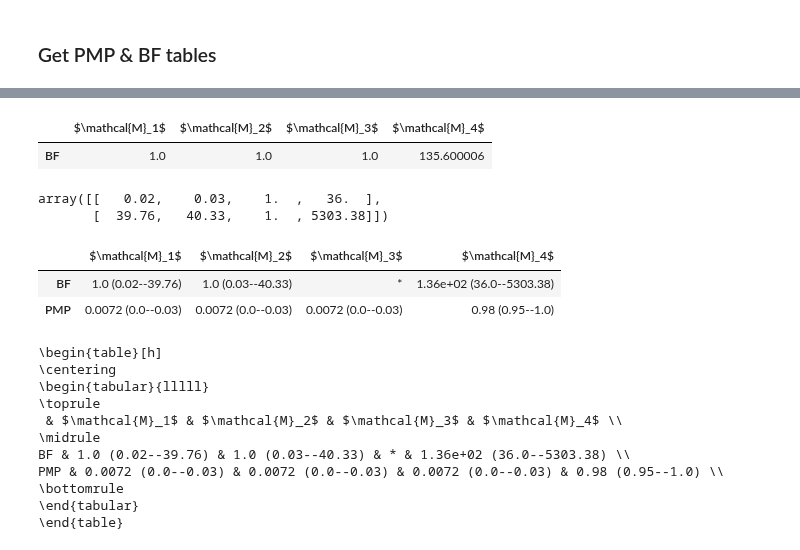
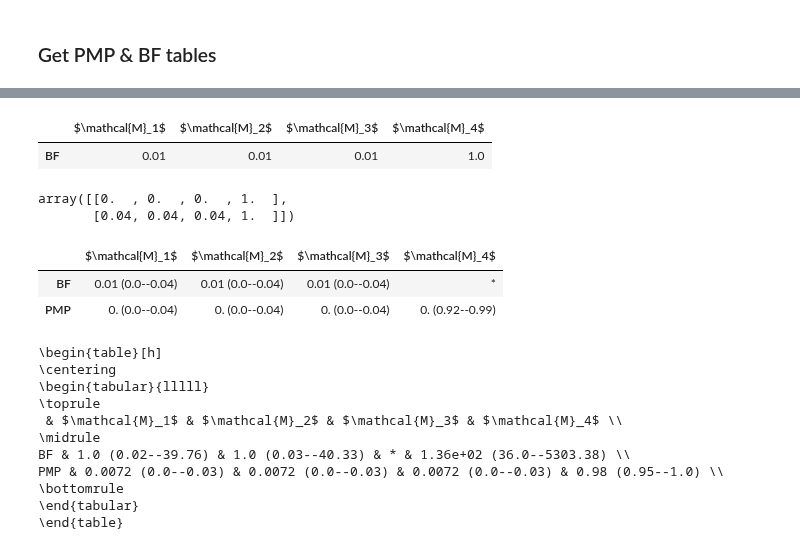
Before and after one commit to elseml/DeepHierarchicalModelComparison, a Jupyter notebook: notebooks/03_levy_flight_application/05_apply_networks.ipynb, the cells around one changed output, grey strips where cells are left out. Drawn from its saved outputs; the diff is of its cells as text; code cells hidden in the pictures.

```diff
--- a/notebooks/03_levy_flight_application/05_apply_networks.ipynb
+++ b/notebooks/03_levy_flight_application/05_apply_networks.ipynb
@@ -132,36 +131,36 @@ bf_table_all
 # %%
 # Select Bayes Factors for publication
 
-bf_table = pd.DataFrame(bf_table_all.iloc[2, :].values.reshape(1, 4), index=['BF'], columns=labels)
+bf_table = pd.DataFrame(bf_table_all.iloc[3, :].values.reshape(1, 4), index=['BF'], columns=labels)
 bf_table
 # %% [output]
 |  | $\mathcal{M}_1$ | $\mathcal{M}_2$ | $\mathcal{M}_3$ | $\mathcal{M}_4$ |
-| BF | 1.0 | 1.0 | 1.0 | 135.600006 |
+| BF | 0.01 | 0.01 | 0.01 | 1.0 |
 # %%
 # Get 95% credible interval for Bayes factors
-dirichlet_pref_model = np.reshape(np.repeat(dirichlet_flat[:,2], 4), (100000, 4))
+dirichlet_pref_model = np.reshape(np.repeat(dirichlet_flat[:,3], 4), (100000, 4))
 dirichlet_bfs = dirichlet_flat/dirichlet_pref_model
 cred_bfs = np.quantile(dirichlet_bfs, [0.025, 0.975], axis=0).round(2)
 cred_bfs
 # %% [output]
-array([[   0.02,    0.03,    1.  ,   36.  ],
-       [  39.76,   40.33,    1.  , 5303.38]])
+array([[0.  , 0.  , 0.  , 1.  ],
+       [0.04, 0.04, 0.04, 1.  ]])
 # %%
 # Create table for publication
 
 # Insert credible intervals
 for m in range(4):
     bf_table.iloc[0, m] = f'{bf_table.iloc[0, m]:.3}' + f' ({cred_bfs[0][m]}--{cred_bfs[1][m]})'
     # :.3 to prevent unrounding of BFs
     pmp_table.iloc[0, m] = f'{pmp_table.iloc[0, m]:.2}' + f' ({cred_pmps[0][m]}--{cred_pmps[1][m]})'
 
-bf_table.iloc[0, 2] = '*' # replace 1s of preferred model
+bf_table.iloc[0, 3] = '*' # replace 1s of preferred model
 results_table = pd.concat([bf_table, pmp_table])
 results_table
 # %% [output]
 |  | $\mathcal{M}_1$ | $\mathcal{M}_2$ | $\mathcal{M}_3$ | $\mathcal{M}_4$ |
-| BF | 1.0 (0.02--39.76) | 1.0 (0.03--40.33) | * | 1.36e+02 (36.0--5303.38) |
-| PMP | 0.0072 (0.0--0.03) | 0.0072 (0.0--0.03) | 0.0072 (0.0--0.03) | 0.98 (0.95--1.0) |
+| BF | 0.01 (0.0--0.04) | 0.01 (0.0--0.04) | 0.01 (0.0--0.04) | * |
+| PMP | 0. (0.0--0.04) | 0. (0.0--0.04) | 0. (0.0--0.04) | 0. (0.92--0.99) |
 # %%
 # Get LaTeX table for publication
 print(results_table.style.to_latex(position='h', position_float='centering', hrules=True))
```
Also changed, not shown: parts of 22 cells of this notebook.
